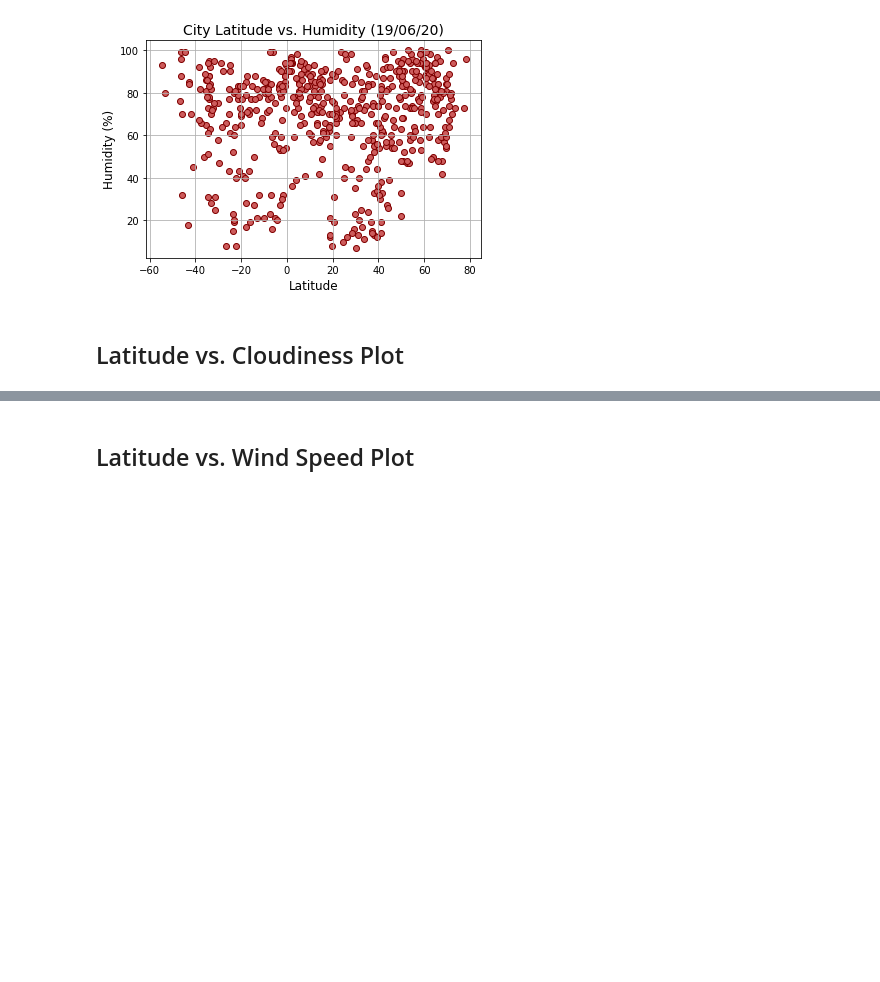
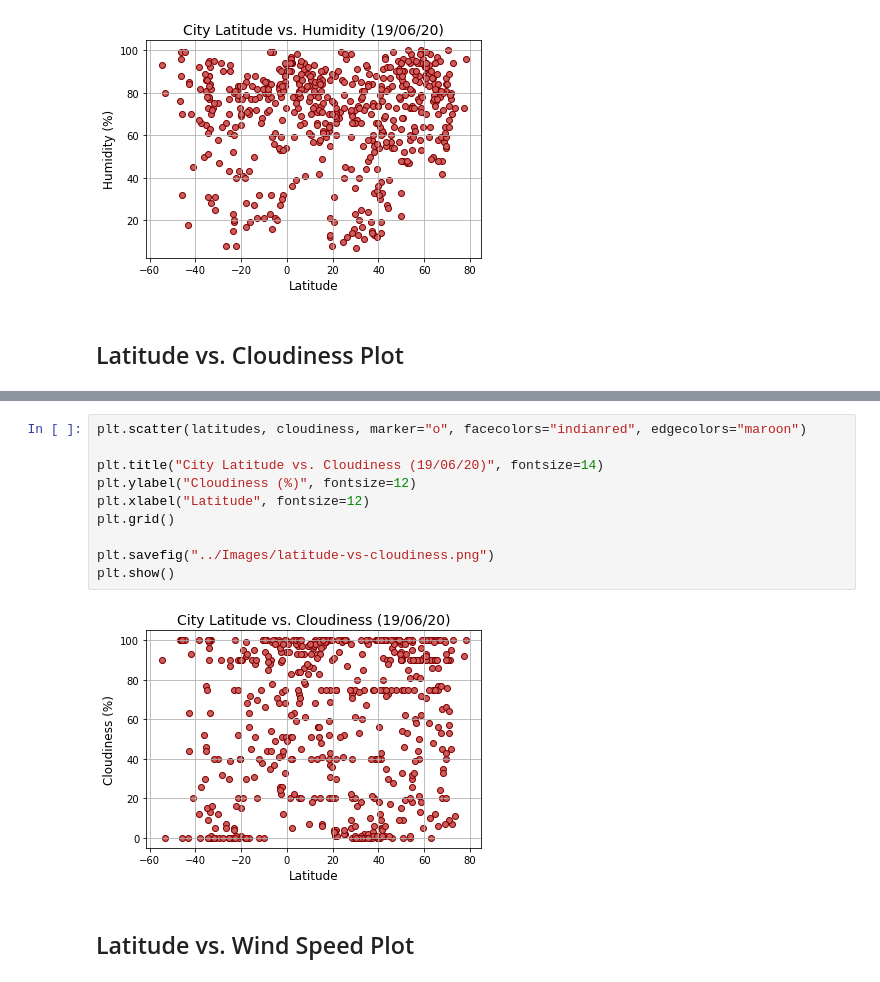
Before and after one commit to josephchancey/python-weather-api, a Jupyter notebook: WeatherPy/WeatherPy.ipynb, the cells around one changed output, grey strips where cells are left out. Saved outputs shown, nothing was run; the diff lists cells and outputs as text; blank space fills up the shorter version.

```diff
--- a/WeatherPy/WeatherPy.ipynb
+++ b/WeatherPy/WeatherPy.ipynb
@@ -274,2 +271,14 @@ plt.show()
+# %%
+plt.scatter(latitudes, cloudiness, marker="o", facecolors="indianred", edgecolors="maroon")
+
+plt.title("City Latitude vs. Cloudiness (19/06/20)", fontsize=14)
+plt.ylabel("Cloudiness (%)", fontsize=12)
+plt.xlabel("Latitude", fontsize=12)
+plt.grid()
+
+plt.savefig("../Images/latitude-vs-cloudiness.png")
+plt.show()
+# %% [output]
+[figure, added]
 # %% [markdown]
 ## Latitude vs. Wind Speed Plot
```
Also changed, not shown: parts of 3 cells of this notebook, 1 other file.
